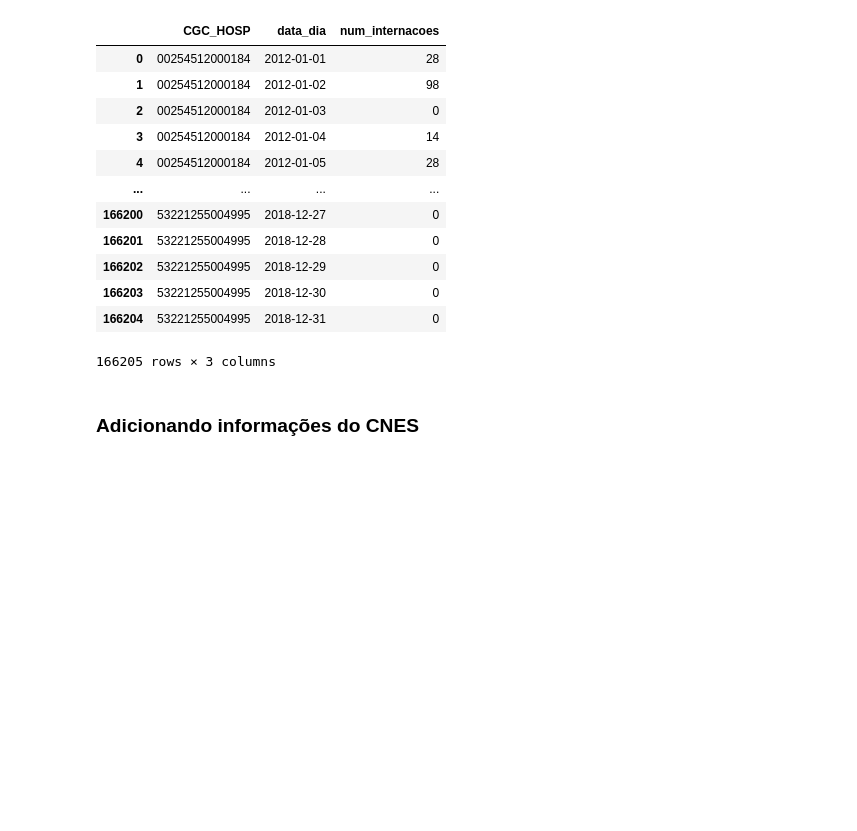
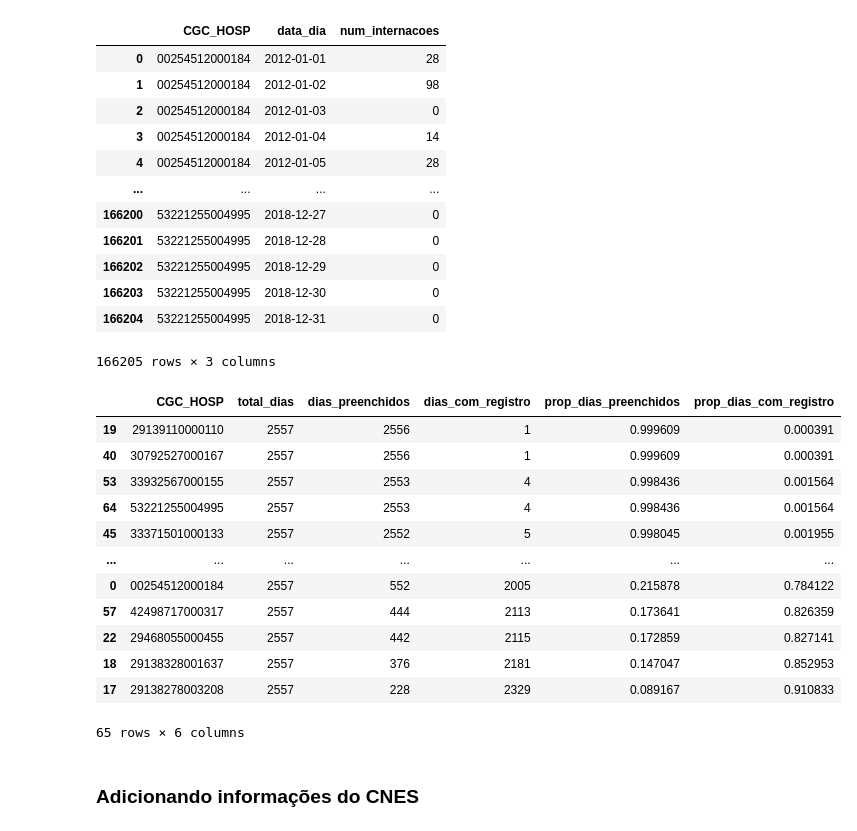
Before and after one commit to AILAB-CEFET-RJ/qualiar, a Jupyter notebook: Code/2 - TreatRawData/DataSus/treat_raw_hospitalizations.ipynb, the cells around one changed output. Cells and saved outputs as stored; diff of their text form; code cells hidden in the pictures; blank space fills up the shorter version.

```diff
--- a/Code/2 - TreatRawData/DataSus/treat_raw_hospitalizations.ipynb
+++ b/Code/2 - TreatRawData/DataSus/treat_raw_hospitalizations.ipynb
@@ -503,6 +500,45 @@ display(internacoes_diario_hospital)
 | 166203 | 53221255004995 | 2018-12-30 | 0 |
 | 166204 | 53221255004995 | 2018-12-31 | 0 |
 166205 rows × 3 columns
+# %%
+resumo_preenchimento_hospital = (
+    internacoes_diario_hospital
+    .groupby("CGC_HOSP", as_index=False)
+    .agg(
+        total_dias=("data_dia", "size"),
+        dias_preenchidos=("num_internacoes", lambda s: (s == 0).sum()),
+        dias_com_registro=("num_internacoes", lambda s: (s > 0).sum()),
+    )
+)
+
+resumo_preenchimento_hospital["prop_dias_preenchidos"] = (
+    resumo_preenchimento_hospital["dias_preenchidos"]
+    / resumo_preenchimento_hospital["total_dias"]
+)
+
+resumo_preenchimento_hospital["prop_dias_com_registro"] = (
+    resumo_preenchimento_hospital["dias_com_registro"]
+    / resumo_preenchimento_hospital["total_dias"]
+)
+
+display(
+    resumo_preenchimento_hospital
+    .sort_values("prop_dias_preenchidos", ascending=False)
+)
+# %% [output]
+|  | CGC_HOSP | total_dias | dias_preenchidos | dias_com_registro | prop_dias_preenchidos | prop_dias_com_registro |
+| 19 | 29139110000110 | 2557 | 2556 | 1 | 0.999609 | 0.000391 |
+| 40 | 30792527000167 | 2557 | 2556 | 1 | 0.999609 | 0.000391 |
+| 53 | 33932567000155 | 2557 | 2553 | 4 | 0.998436 | 0.001564 |
+| 64 | 53221255004995 | 2557 | 2553 | 4 | 0.998436 | 0.001564 |
+| 45 | 33371501000133 | 2557 | 2552 | 5 | 0.998045 | 0.001955 |
+| ... | ... | ... | ... | ... | ... | ... |
+| 0 | 00254512000184 | 2557 | 552 | 2005 | 0.215878 | 0.784122 |
+| 57 | 42498717000317 | 2557 | 444 | 2113 | 0.173641 | 0.826359 |
+| 22 | 29468055000455 | 2557 | 442 | 2115 | 0.172859 | 0.827141 |
+| 18 | 29138328001637 | 2557 | 376 | 2181 | 0.147047 | 0.852953 |
+| 17 | 29138278003208 | 2557 | 228 | 2329 | 0.089167 | 0.910833 |
+65 rows × 6 columns
 # %% [markdown]
 ### Adicionando informações do CNES
 # %%
```
Also changed, not shown: parts of 6 cells of this notebook, 5 other files.
